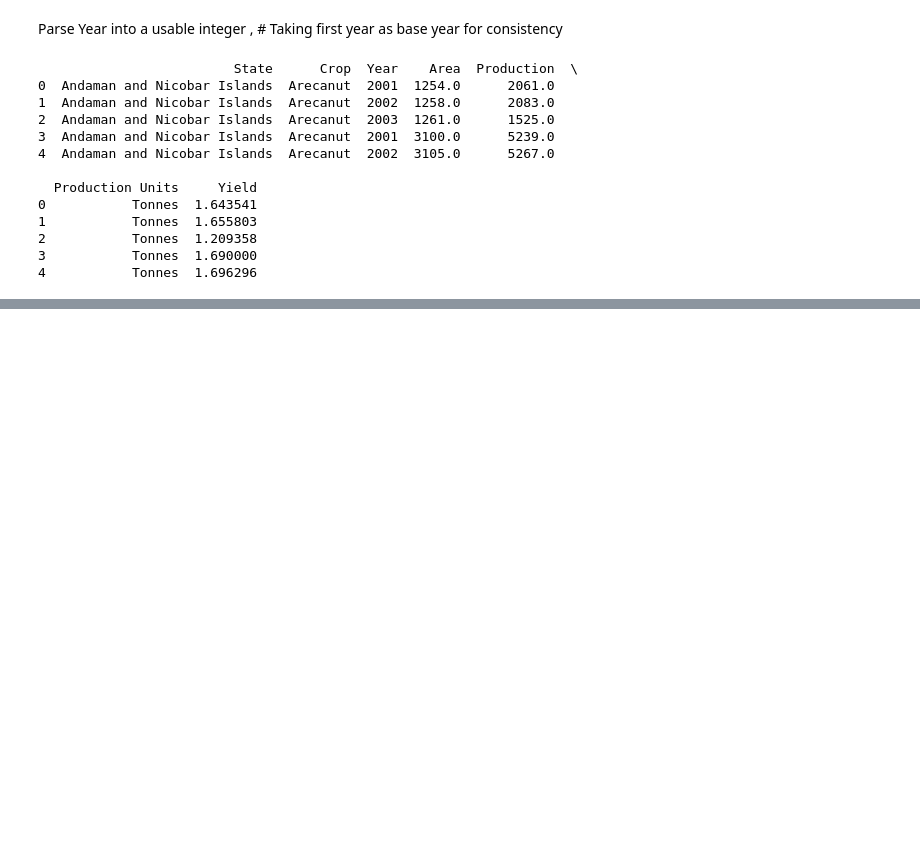
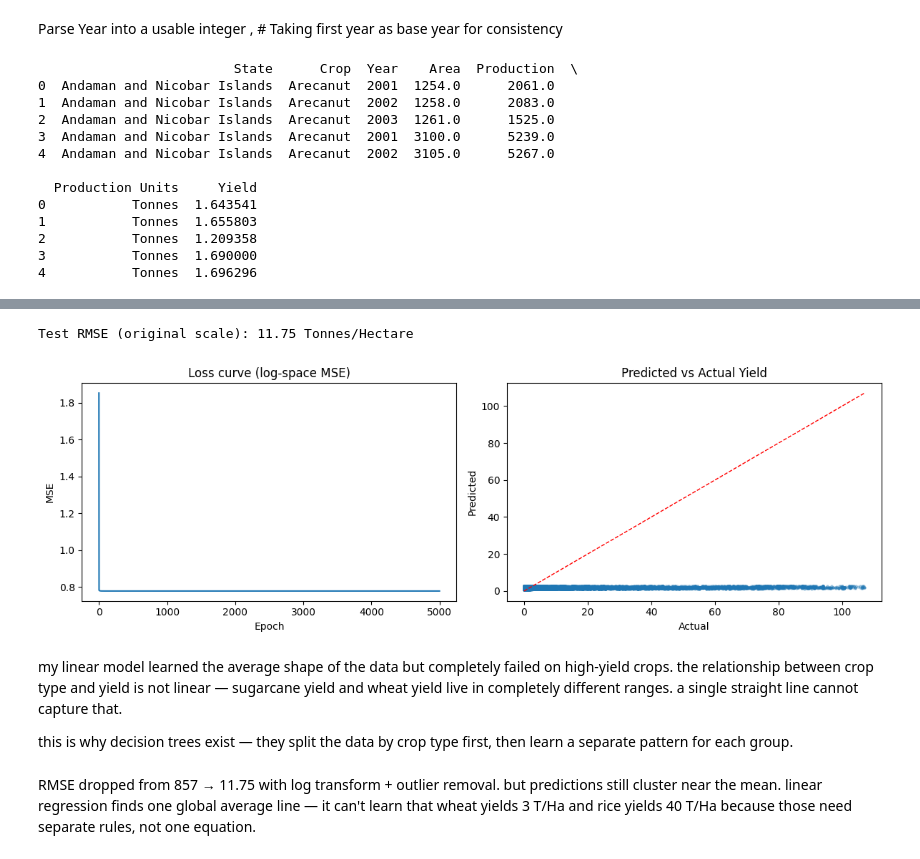
Before and after one commit to kshubham090/Curiosity_Tikerz, a Jupyter notebook: CropYield/main.ipynb, the cells around one changed output, grey strips where cells are left out. Saved outputs shown, nothing was run; the diff lists cells and outputs as text; code cells hidden in the pictures; blank space fills up the shorter version.

```diff
--- a/CropYield/main.ipynb
+++ b/CropYield/main.ipynb
@@ -151,0 +252,40 @@ print(df.head())
+# %%
+
+y_pred_log = forward(X_test, w, b)
+y_pred_actual = np.expm1(y_pred_log)   # reverse the log transform
+
+rmse = np.sqrt(np.mean((y_pred_actual - y_test_raw) ** 2))
+print(f"\nTest RMSE (original scale): {rmse:.2f} Tonnes/Hectare")
+
+# ── plots ─────────────────────────────────────────────────────────────────────
+
+fig, axes = plt.subplots(1, 2, figsize=(12, 4))
+
+axes[0].plot(losses)
+axes[0].set_title("Loss curve (log-space MSE)")
+axes[0].set_xlabel("Epoch")
+axes[0].set_ylabel("MSE")
+
+axes[1].scatter(y_test_raw, y_pred_actual, alpha=0.3, s=5)
+axes[1].plot([y_test_raw.min(), y_test_raw.max()],
+             [y_test_raw.min(), y_test_raw.max()], 'r--', lw=1)
+axes[1].set_title("Predicted vs Actual Yield")
+axes[1].set_xlabel("Actual")
+axes[1].set_ylabel("Predicted")
+
+plt.tight_layout()
+plt.show()
+# %% [output]
+Test RMSE (original scale): 11.75 Tonnes/Hectare
+[figure, added]
+# %% [markdown]
+my linear model learned the average shape of the data but completely
+failed on high-yield crops. the relationship between crop type and yield
+is not linear — sugarcane yield and wheat yield live in completely
+different ranges. a single straight line cannot capture that.
+
+this is why decision trees exist — they split the data by crop type
+first, then learn a separate pattern for each group.
+# %% [markdown]
+RMSE dropped from 857 → 11.75 with log transform + outlier removal. but predictions still cluster near the mean.
+linear regression finds one global average line — it can't learn that wheat yields 3 T/Ha and rice yields 40 T/Ha because those need separate rules, not one equation.
```
Also changed, not shown: parts of 6 cells of this notebook.
